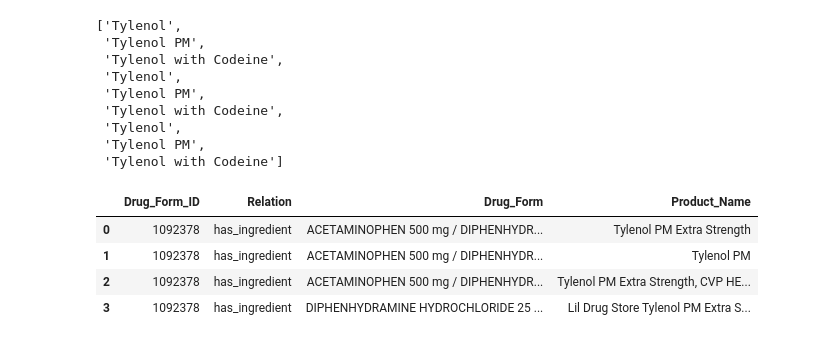
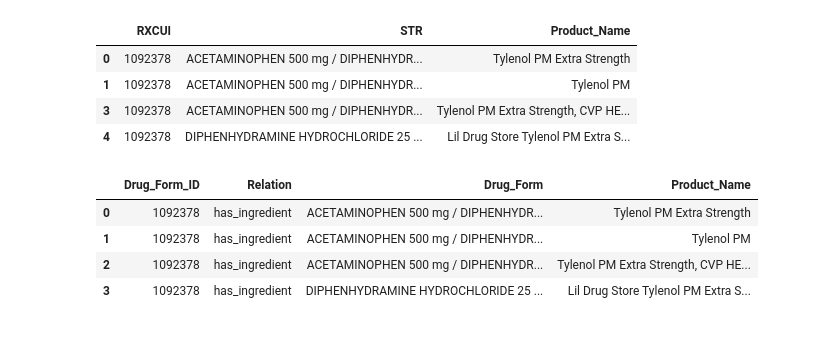
Before and after one commit to phanguy30/med_compare, a Jupyter notebook: data.ipynb, the cells around one changed output. Cells and saved outputs as stored; diff of their text form; code cells hidden in the pictures.

```diff
--- a/data.ipynb
+++ b/data.ipynb
@@ -18,29 +19,50 @@ engine = create_engine(
     f"mysql+pymysql://{user}:{password}@{host}:{port}/{db}?charset=utf8mb4"
 )
 # %%
+import pandas as pd
 from sqlalchemy import text
 
+def extract_name(df):
+    """
+    Cleans RxNorm strings to extract a readable Product Name.
+    Identifies text inside brackets or defaults to the full string.
+    """
+    # 1. Extract content inside brackets: "Drug [Product Name]" -> "Product Name"
+    df["Product_Name"] = df["STR"].str.extract(r'\[(.*?)\]')
+
+    # 2. If no brackets exist, use the original STR
+    df["Product_Name"] = df["Product_Name"].fillna(df["STR"])
+
+    # 3. Case-insensitive deduplication
+    df = (
+        df.assign(temp_lower=df["Product_Name"].str.lower())
+          .drop_duplicates(subset="temp_lower")
+          .drop(columns="temp_lower")
+    )
+    return df
+
 def Searchbar(term):
-    # Use text() to safely wrap your query
-    sql = text("SELECT * FROM RXNCONSO WHERE STR LIKE :term AND TTY = 'BN'")
+    # 'DP' (Drug Product) are usually best for search
+    sql = text("SELECT RXCUI, STR FROM RXNCONSO WHERE STR LIKE :term AND TTY IN ('DP')")
 
     with engine.connect() as conn:
         # Pass the parameter as a dictionary
-        result = pd.read_sql(sql, conn, params={'term': f'%{term}%'})
-    return result
+        df = pd.read_sql(sql, conn, params={'term': f'%{term}%'})
 
-x = Searchbar("Tylenol")
-list(x["STR"])
+    # Apply our cleaning function
+    df = extract_name(df)
+
+    return df
+
+# Usage
+df_results = Searchbar("Tylenol PM")
+df_results
 # %% [output]
-['Tylenol',
- 'Tylenol PM',
- 'Tylenol with Codeine',
- 'Tylenol',
- 'Tylenol PM',
- 'Tylenol with Codeine',
- 'Tylenol',
- 'Tylenol PM',
- 'Tylenol with Codeine']
+|  | RXCUI | STR | Product_Name |
+| 0 | 1092378 | ACETAMINOPHEN 500 mg / DIPHENHYDR... | Tylenol PM Extra Strength |
+| 1 | 1092378 | ACETAMINOPHEN 500 mg / DIPHENHYDR... | Tylenol PM |
+| 3 | 1092378 | ACETAMINOPHEN 500 mg / DIPHENHYDR... | Tylenol PM Extra Strength, CVP HE... |
+| 4 | 1092378 | DIPHENHYDRAMINE HYDROCHLORIDE 25 ... | Lil Drug Store Tylenol PM Extra S... |
 # %%
 def Fetch_Drug_Form(name):
 
```
Also changed, not shown: parts of 9 cells of this notebook, 2 other files.
